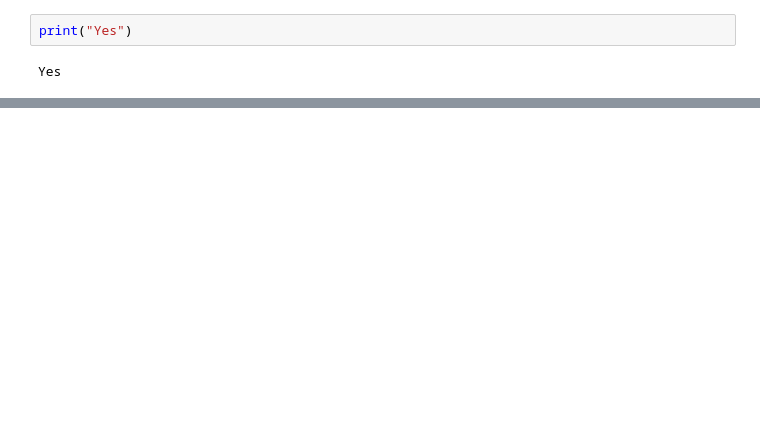
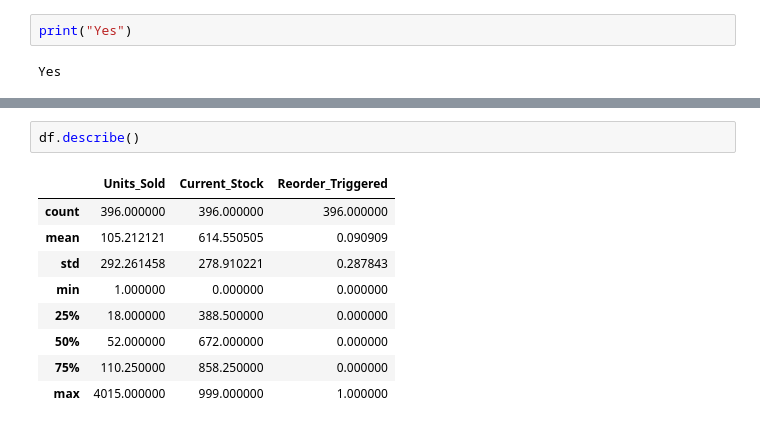
Before and after one commit to Adieltheanalyst/Macro-Anchored-Route-to-Market-Simulator, a Jupyter notebook: vanilla_rtm.ipynb, the cells around one changed output, grey strips where cells are left out. Drawn from its saved outputs; the diff is of its cells as text; blank space fills up the shorter version.

```diff
--- a/vanilla_rtm.ipynb
+++ b/vanilla_rtm.ipynb
@@ -76,0 +166,12 @@ if __name__ == "__main__":
+# %%
+df.describe()
+# %% [output]
+|  | Units_Sold | Current_Stock | Reorder_Triggered |
+| count | 396.000000 | 396.000000 | 396.000000 |
+| mean | 105.212121 | 614.550505 | 0.090909 |
+| std | 292.261458 | 278.910221 | 0.287843 |
+| min | 1.000000 | 0.000000 | 0.000000 |
+| 25% | 18.000000 | 388.500000 | 0.000000 |
+| 50% | 52.000000 | 672.000000 | 0.000000 |
+| 75% | 110.250000 | 858.250000 | 0.000000 |
+| max | 4015.000000 | 999.000000 | 1.000000 |
```
Also changed, not shown: parts of 10 cells of this notebook.
